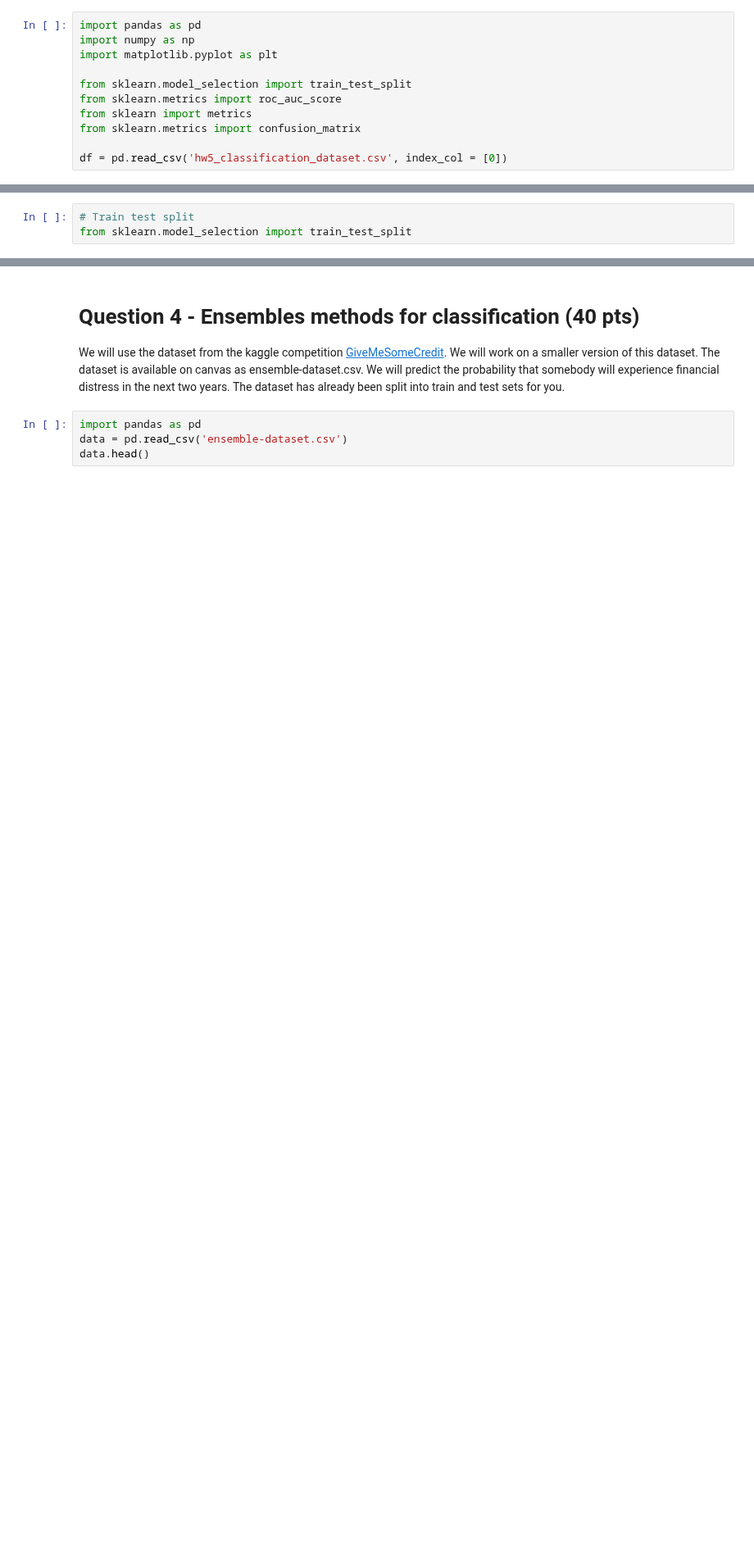
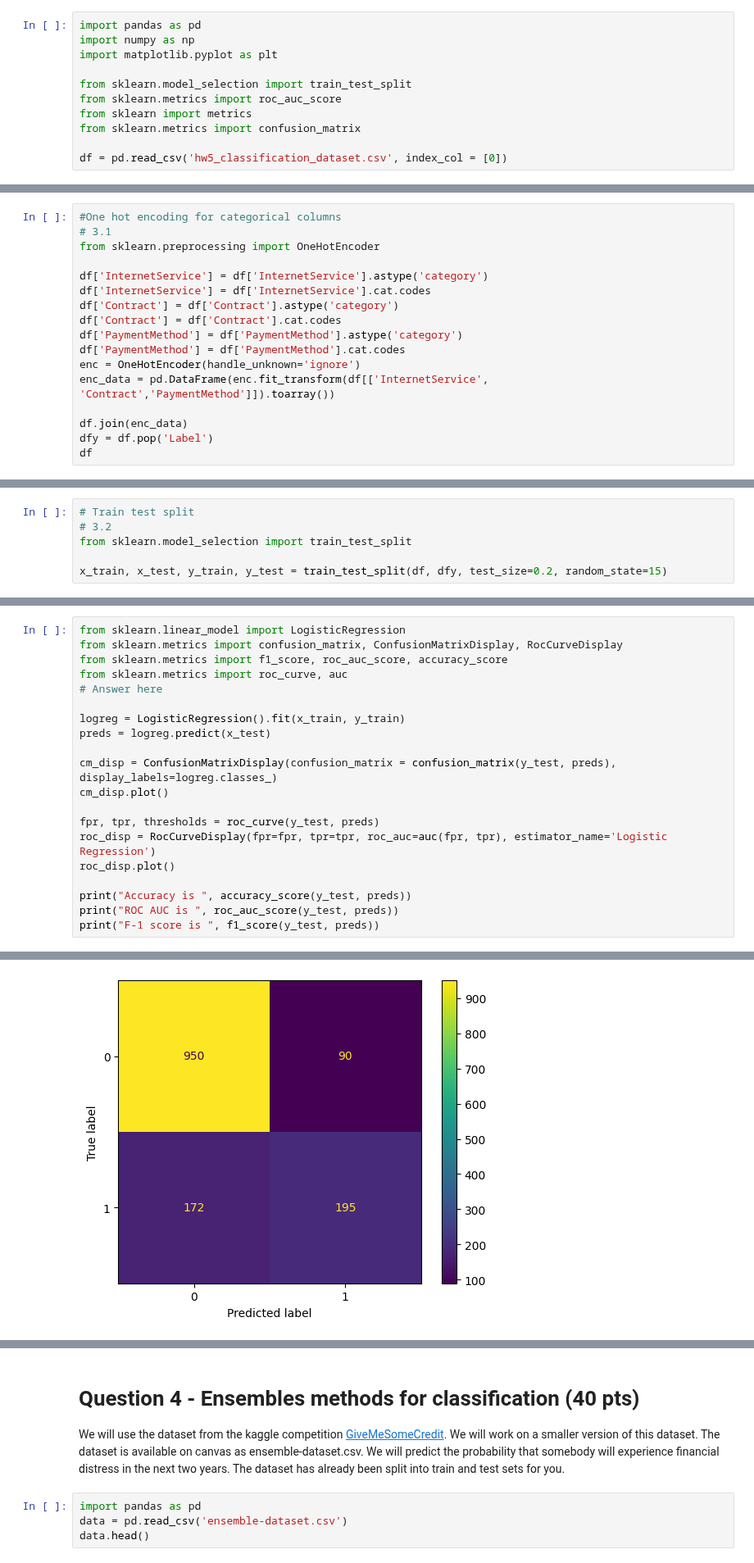
Before and after one commit to rreece15/ECE461P, a Jupyter notebook: Lab5/HW5.ipynb, the cells around one changed output, grey strips where cells are left out. Shown at 82% size. Drawn from its saved outputs; the diff is of its cells as text; blank space fills up the shorter version.

```diff
--- a/Lab5/HW5.ipynb
+++ b/Lab5/HW5.ipynb
@@ -162,0 +161,17 @@ df = pd.read_csv('hw5_classification_dataset.csv', index_col = [0])
+# %%
+#One hot encoding for categorical columns
+# 3.1
+from sklearn.preprocessing import OneHotEncoder
+
+df['InternetService'] = df['InternetService'].astype('category')
+df['InternetService'] = df['InternetService'].cat.codes
+df['Contract'] = df['Contract'].astype('category')
+df['Contract'] = df['Contract'].cat.codes
+df['PaymentMethod'] = df['PaymentMethod'].astype('category')
+df['PaymentMethod'] = df['PaymentMethod'].cat.codes
+enc = OneHotEncoder(handle_unknown='ignore')
+enc_data = pd.DataFrame(enc.fit_transform(df[['InternetService', 'Contract','PaymentMethod']]).toarray())
+
+df.join(enc_data)
+dfy = df.pop('Label')
+df
@@ -163,3 +192,6 @@ df = pd.read_csv('hw5_classification_dataset.csv', index_col = [0])
 # %%
 # Train test split
+# 3.2
 from sklearn.model_selection import train_test_split
+
+x_train, x_test, y_train, y_test = train_test_split(df, dfy, test_size=0.2, random_state=15)
@@ -170,0 +198,21 @@ from sklearn.metrics import f1_score, roc_auc_score
+# %%
+from sklearn.linear_model import LogisticRegression
+from sklearn.metrics import confusion_matrix, ConfusionMatrixDisplay, RocCurveDisplay
+from sklearn.metrics import f1_score, roc_auc_score, accuracy_score
+from sklearn.metrics import roc_curve, auc
+# Answer here
+
+logreg = LogisticRegression().fit(x_train, y_train)
+preds = logreg.predict(x_test)
+
+cm_disp = ConfusionMatrixDisplay(confusion_matrix = confusion_matrix(y_test, preds), display_labels=logreg.classes_)
+cm_disp.plot()
+
+fpr, tpr, thresholds = roc_curve(y_test, preds)
+roc_disp = RocCurveDisplay(fpr=fpr, tpr=tpr, roc_auc=auc(fpr, tpr), estimator_name='Logistic Regression')
+roc_disp.plot()
+
+print("Accuracy is ", accuracy_score(y_test, preds))
+print("ROC AUC is ", roc_auc_score(y_test, preds))
+print("F-1 score is ", f1_score(y_test, preds))
+# %% [output]
@@ -170,0 +222 @@ from sklearn.metrics import f1_score, roc_auc_score
+[figure, added]
```
Also changed, not shown: parts of 8 cells of this notebook.
